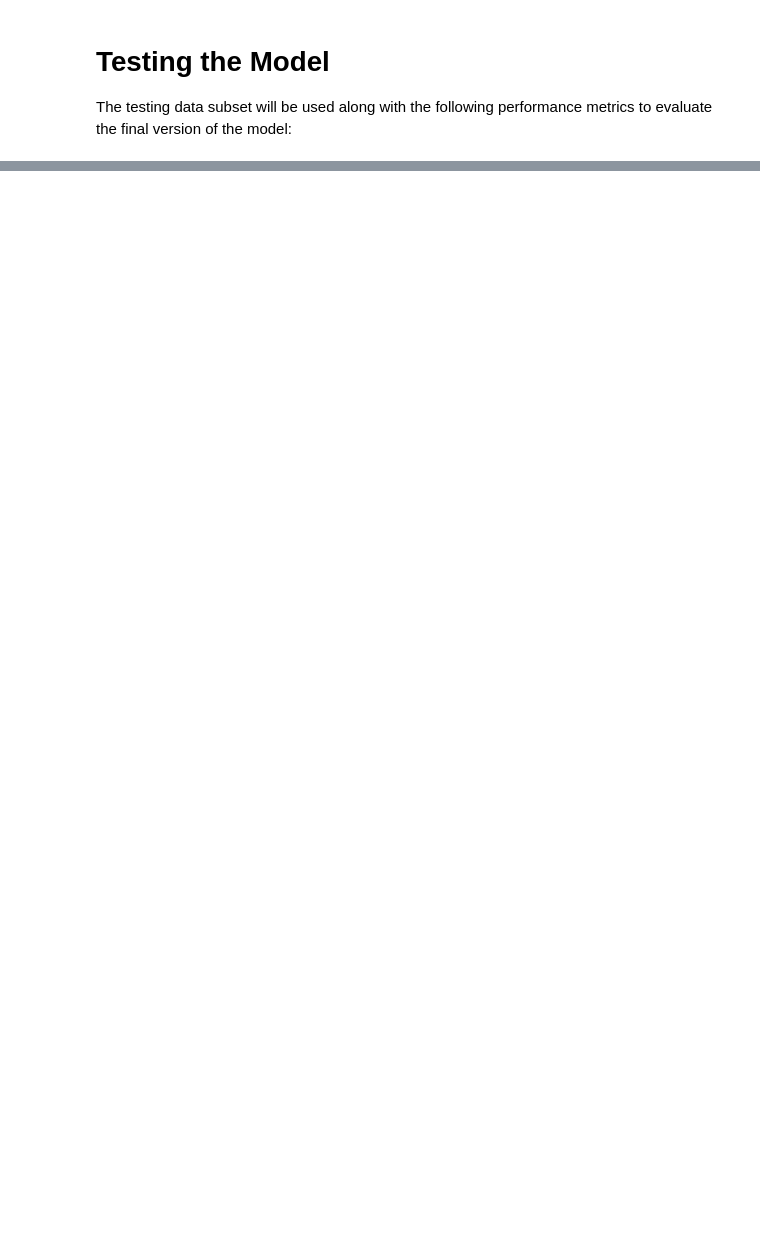
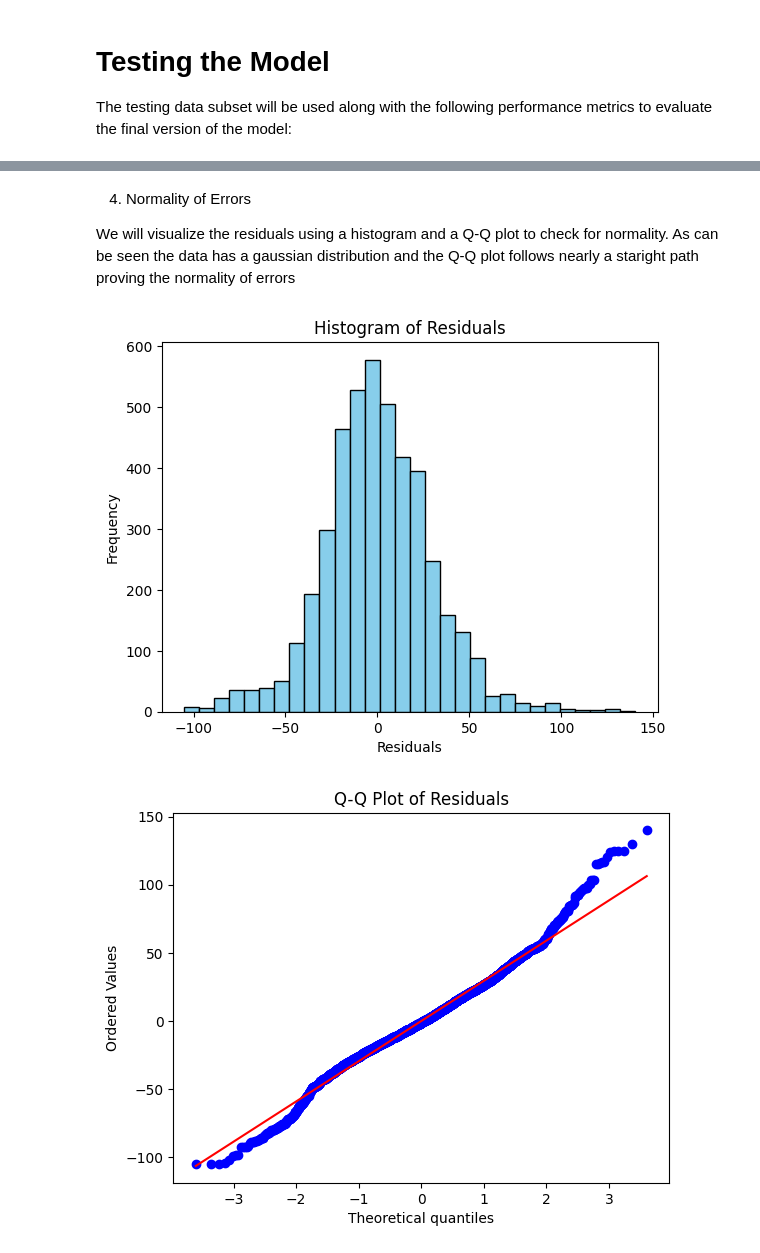
Before and after one commit to timid-angel/co2-emissions-prediction-model, a Jupyter notebook: Vectorized_Implementation.ipynb, the cells around one changed output, grey strips where cells are left out. Cells and saved outputs as stored; diff of their text form; code cells hidden in the pictures; blank space fills up the shorter version.

```diff
--- a/Vectorized_Implementation.ipynb
+++ b/Vectorized_Implementation.ipynb
@@ -463,0 +317,26 @@ print(f'Coefficient of Determination (R^2): {R_squared}')
+# %% [markdown]
+4. Normality of Errors
+
+
+We will visualize the residuals using a histogram and a Q-Q plot to check for normality. As can be seen the data has a gaussian distribution and the Q-Q plot follows nearly a staright path proving the normality of errors
+# %%
+import matplotlib.pyplot as plt
+import scipy.stats as stats
+
+# Calculate residuals
+residuals = model.resid
+
+# Histogram
+plt.hist(residuals, bins=30, color="skyblue", edgecolor="black")
+plt.xlabel("Residuals")
+plt.ylabel("Frequency")
+plt.title("Histogram of Residuals")
+plt.show()
+
+# Q-Q Plot
+stats.probplot(residuals, dist="norm", plot=plt)
+plt.title("Q-Q Plot of Residuals")
+plt.show()
+# %% [output]
+[figure, added]
+[figure, added]
```
Also changed, not shown: parts of 44 cells of this notebook.
